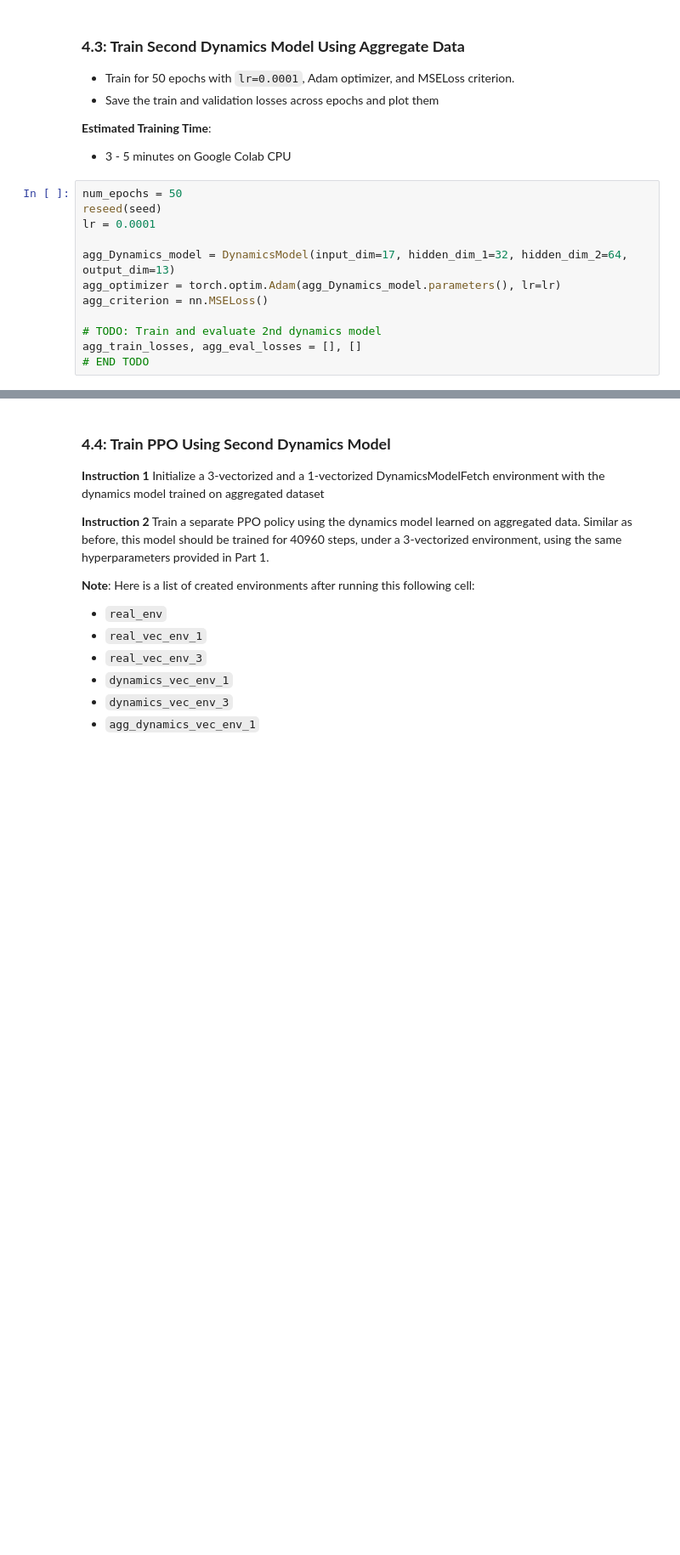
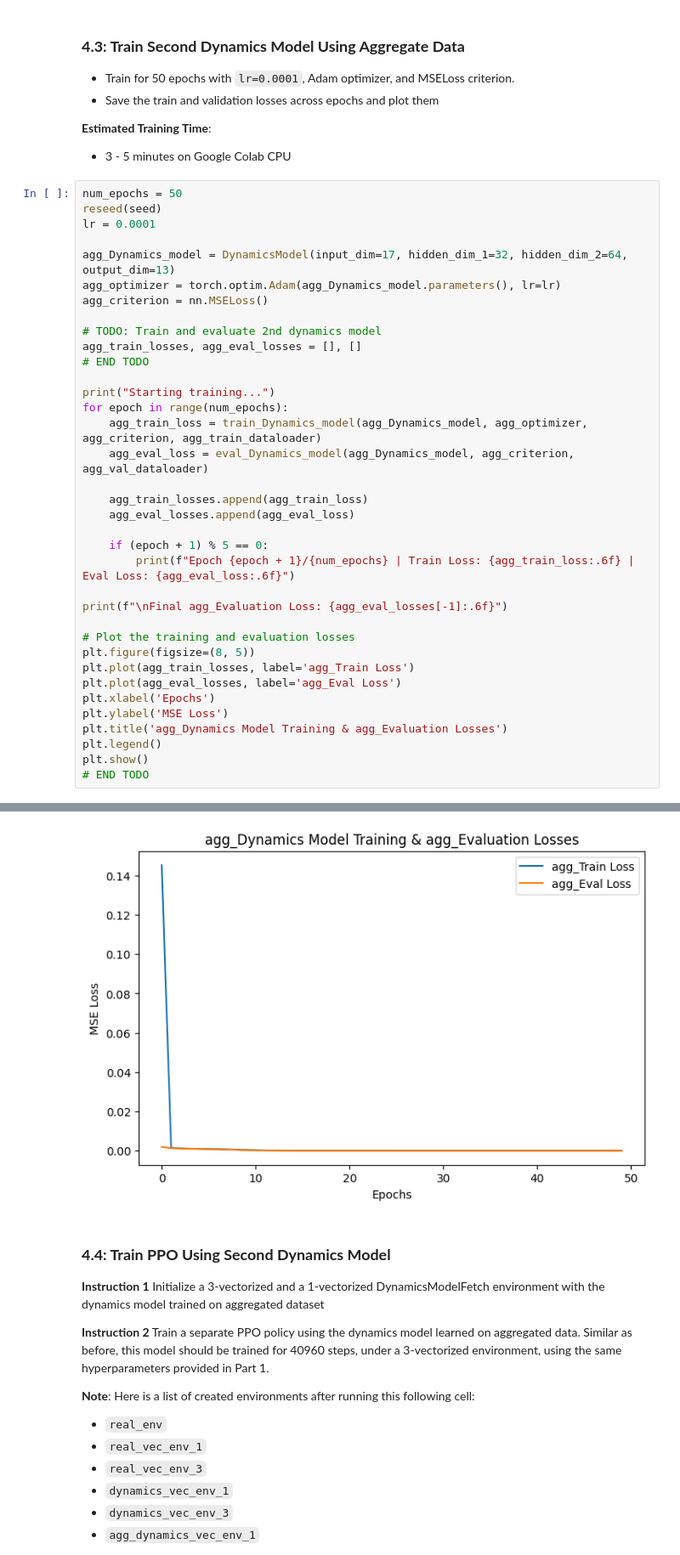
Before and after one commit to GaohRyan/cornell-cs4756-2026sp, a Jupyter notebook: assignments/A4/A4.ipynb, the cells around one changed output, grey strips where cells are left out. Shown at 85% size. Saved outputs shown, nothing was run; the diff lists cells and outputs as text; blank space fills up the shorter version.

```diff
--- a/assignments/A4/A4.ipynb
+++ b/assignments/A4/A4.ipynb
@@ -1007,3 +1178,28 @@ agg_criterion = nn.MSELoss()
 # TODO: Train and evaluate 2nd dynamics model
 agg_train_losses, agg_eval_losses = [], []
 # END TODO
+
+print("Starting training...")
+for epoch in range(num_epochs):
+    agg_train_loss = train_Dynamics_model(agg_Dynamics_model, agg_optimizer, agg_criterion, agg_train_dataloader)
+    agg_eval_loss = eval_Dynamics_model(agg_Dynamics_model, agg_criterion, agg_val_dataloader)
+
+    agg_train_losses.append(agg_train_loss)
+    agg_eval_losses.append(agg_eval_loss)
+
+    if (epoch + 1) % 5 == 0:
+        print(f"Epoch {epoch + 1}/{num_epochs} | Train Loss: {agg_train_loss:.6f} | Eval Loss: {agg_eval_loss:.6f}")
+
+print(f"\nFinal agg_Evaluation Loss: {agg_eval_losses[-1]:.6f}")
+
+# Plot the training and evaluation losses
+plt.figure(figsize=(8, 5))
+plt.plot(agg_train_losses, label='agg_Train Loss')
+plt.plot(agg_eval_losses, label='agg_Eval Loss')
+plt.xlabel('Epochs')
+plt.ylabel('MSE Loss')
+plt.title('agg_Dynamics Model Training & agg_Evaluation Losses')
+plt.legend()
+plt.show()
+# END TODO
+# %% [output]
@@ -1010,3 +1219,4 @@ agg_train_losses, agg_eval_losses = [], []
+[figure, added]
 # %% [markdown]
 ### **4.4: Train PPO Using Second Dynamics Model**
 
```
Also changed, not shown: parts of 24 cells of this notebook.
